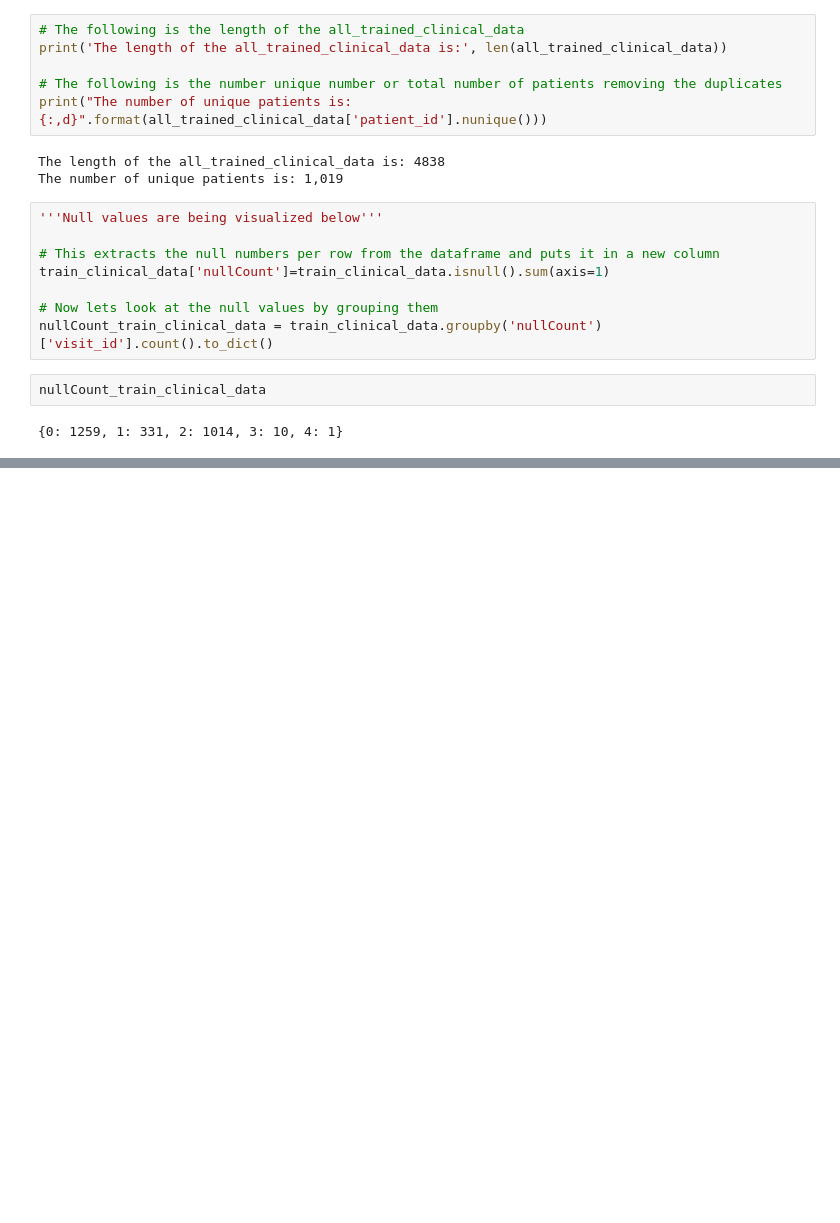
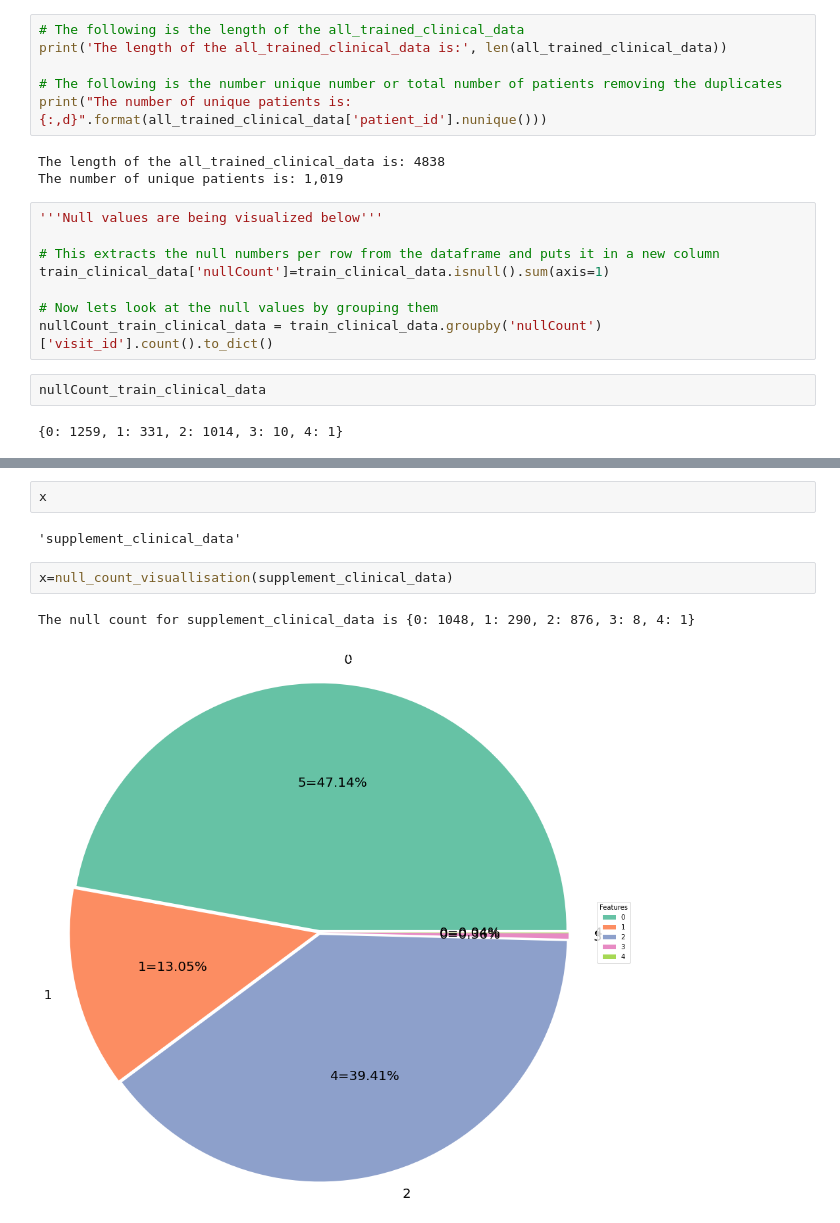
Before and after one commit to SiddhanthMateDEV/AMP--Parkinson-s-Disease-Progression-Prediction, a Jupyter notebook: amp-parkinsons-disease-progression-prediction/Main.ipynb, the cells around one changed output, grey strips where cells are left out. Drawn from its saved outputs; the diff is of its cells as text; blank space fills up the shorter version.

```diff
--- a/amp-parkinsons-disease-progression-prediction/Main.ipynb
+++ b/amp-parkinsons-disease-progression-prediction/Main.ipynb
@@ -181,0 +252,9 @@ nullCount_train_clinical_data
+# %%
+x
+# %% [output]
+'supplement_clinical_data'
+# %%
+x=null_count_visuallisation(supplement_clinical_data)
+# %% [output]
+The null count for supplement_clinical_data is {0: 1048, 1: 290, 2: 876, 3: 8, 4: 1}
+[figure, added]
```
Also changed, not shown: parts of 5 cells of this notebook.
